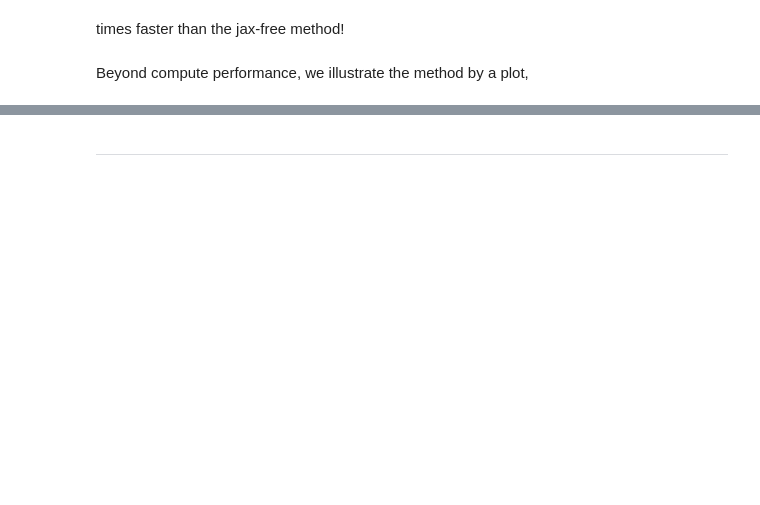
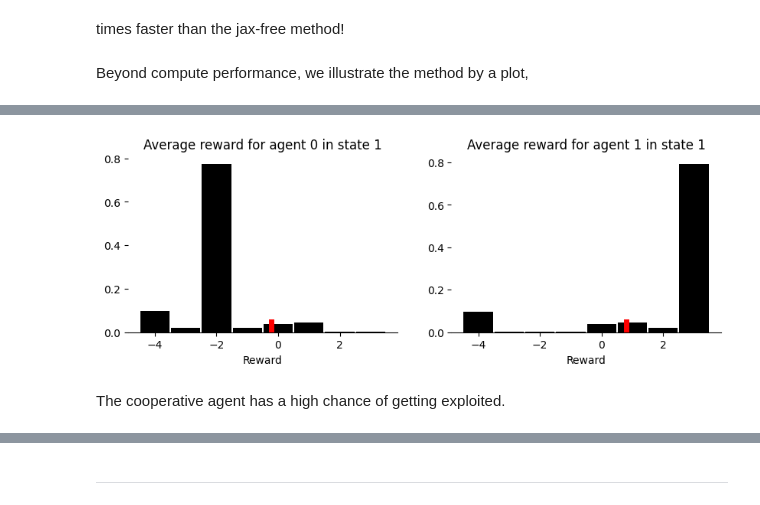
Before and after one commit to gerardoparra/pyDDRL, a Jupyter notebook: DistLD.ipynb, the cells around one changed output, grey strips where cells are left out. Cells and saved outputs as stored; diff of their text form; code cells hidden in the pictures; blank space fills up the shorter version.

```diff
--- a/DistLD.ipynb
+++ b/DistLD.ipynb
@@ -312,0 +327,25 @@ Beyond compute performance, we illustrate the method by a plot,
+# %%
+X_cd = 0.5 * np.ones((2, 2, 2))
+# Agent 0 cooperates
+X_cd[0, 1, 0] = 0.95
+X_cd[0, 1, 1] = 1 - X_cd[0, 1, 0]
+# Agent 1 defects
+X_cd[1, 1, 0] = 0.05
+X_cd[1, 1, 1] = 1 - X_cd[1, 1, 0]
+# %%
+def plot_R2sr(s, Rr=Risr,gpoints=gpoints,wdth=wdth):
+    fig, axes = plt.subplots(1, 2, figsize=(10,3))
+    for i, ax in enumerate(axes):
+        ax.spines[['right', 'top', 'left']].set_visible(False)
+        ax.bar(gpoints, Rr[i,s,:], width=0.95*wdth, color='k')
+        ris = mae.Ris(X)[i,s]
+        ax.plot([ris, ris], [0.0, 0.05], c='red', lw=5)
+        ax.set_xlabel("Reward")
+        ax.set_title("Average reward for agent "+str(i)+" in state "+str(s))
+
+
+plot_R2sr(s=1, Rr=db.Risr(X_cd), gpoints=db.gridpoints, wdth=db.gridwidth)
+# %% [output]
+[figure, added]
+# %% [markdown]
+The cooperative agent has a high chance of getting exploited.
```
Also changed, not shown: parts of 14 cells of this notebook, 15 other files.
